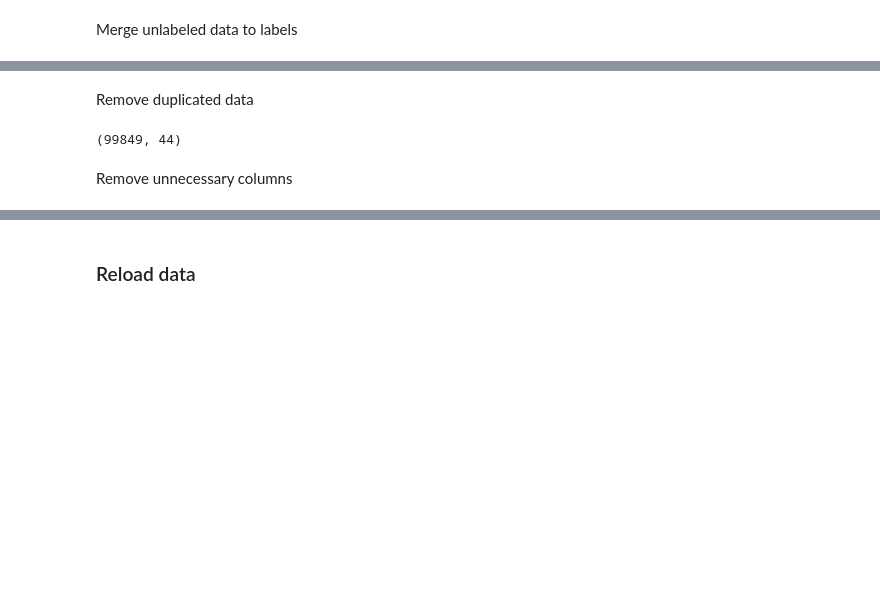
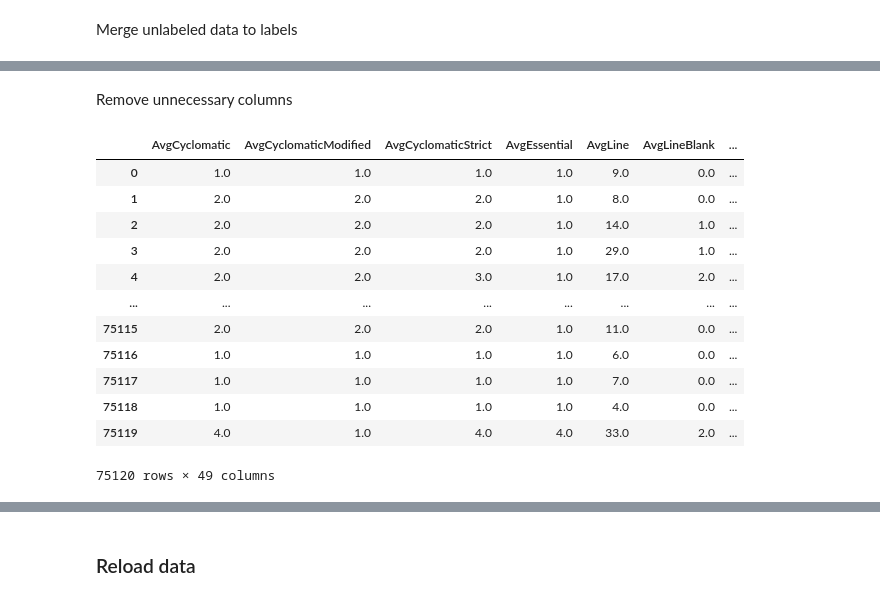
Before and after one commit to ahenrij/ets-mgl869-hive, a Jupyter notebook: src/lab/notebooks/dataset.ipynb, the cells around one changed output, grey strips where cells are left out. Saved outputs shown, nothing was run; the diff lists cells and outputs as text; code cells hidden in the pictures; blank space fills up the shorter version.

```diff
--- a/src/lab/notebooks/dataset.ipynb
+++ b/src/lab/notebooks/dataset.ipynb
@@ -383,15 +383,23 @@ dataset
-# %% [markdown]
-Remove duplicated data
-# %%
-dataset.drop_duplicates(keep="first", inplace=True)
-dataset.shape
-# %% [output]
-(99849, 44)
 # %% [markdown]
 Remove unnecessary columns
 # %%
-dataset.drop(columns=["IssueId", "CommitId", "File", "Version"], inplace=True)
+dataset.drop(columns=["IssueId", "CommitId", "File", "Name", "Version"], inplace=True)
 dataset["Bug"] = dataset["Bug"].fillna(0).astype(int)
+dataset
+# %% [output]
+|  | AvgCyclomatic | AvgCyclomaticModified | AvgCyclomaticStrict | AvgEssential | AvgLine | AvgLineBlank | ... |
+| 0 | 1.0 | 1.0 | 1.0 | 1.0 | 9.0 | 0.0 | ... |
+| 1 | 2.0 | 2.0 | 2.0 | 1.0 | 8.0 | 0.0 | ... |
+| 2 | 2.0 | 2.0 | 2.0 | 1.0 | 14.0 | 1.0 | ... |
+| 3 | 2.0 | 2.0 | 2.0 | 1.0 | 29.0 | 1.0 | ... |
+| 4 | 2.0 | 2.0 | 3.0 | 1.0 | 17.0 | 2.0 | ... |
+| ... | ... | ... | ... | ... | ... | ... | ... |
+| 75115 | 2.0 | 2.0 | 2.0 | 1.0 | 11.0 | 0.0 | ... |
+| 75116 | 1.0 | 1.0 | 1.0 | 1.0 | 6.0 | 0.0 | ... |
+| 75117 | 1.0 | 1.0 | 1.0 | 1.0 | 7.0 | 0.0 | ... |
+| 75118 | 1.0 | 1.0 | 1.0 | 1.0 | 4.0 | 0.0 | ... |
+| 75119 | 4.0 | 1.0 | 4.0 | 4.0 | 33.0 | 2.0 | ... |
+75120 rows × 49 columns
 # %%
 dataset.to_csv(OUTPUT_DIR + "dataset.csv", index=False)
 dataset
```
Also changed, not shown: parts of 4 cells of this notebook, 1 other file.
